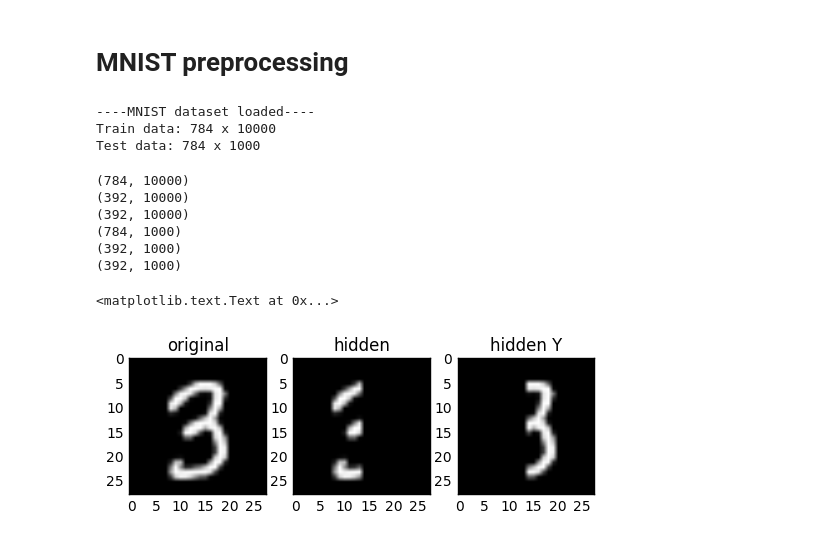
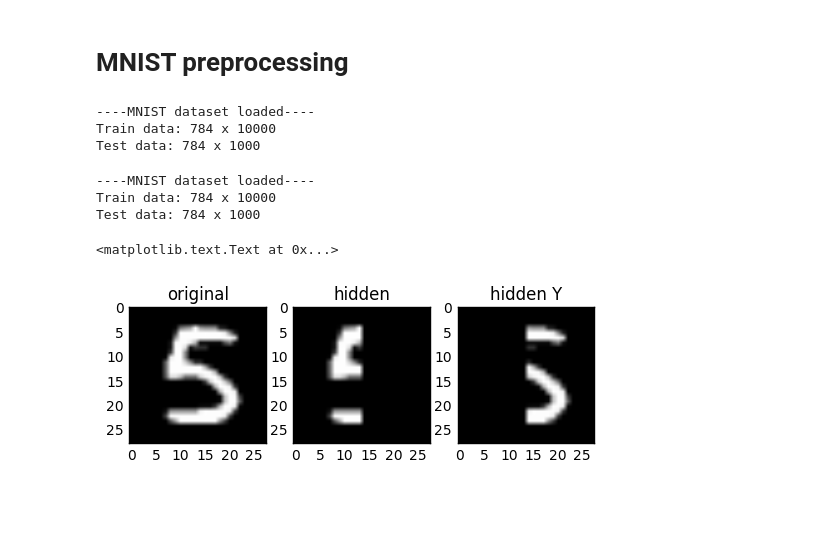
Before and after one commit to dxyang/Thesis, a Jupyter notebook: mnist_hidden.ipynb, the cells around one changed output. Saved outputs shown, nothing was run; the diff lists cells and outputs as text; code cells hidden in the pictures; blank space fills up the shorter version.

```diff
--- a/mnist_hidden.ipynb
+++ b/mnist_hidden.ipynb
@@ -62,49 +142,28 @@ def hideData(data, mask):
-# %%
-# let's get our data
-train = np.load('MNISTcwtrain1000.npy')
-train = train.astype(float)/255
-test = np.load('MNISTcwtest100.npy')
-test = test.astype(float)/255
-
-size = train.shape[0]
-n_train = train.shape[1]
-n_test = test.shape[1]
-
-print '----MNIST dataset loaded----'
-print 'Train data: %d x %d' %(size, n_train)
-print 'Test data: %d x %d' %(size, n_test)
-# %% [output]
-----MNIST dataset loaded----
-Train data: 784 x 10000
-Test data: 784 x 1000
+# %%
+# let's get our data
+train, test = returnData()
+# %% [output]
+----MNIST dataset loaded----
+Train data: 784 x 10000
+Test data: 784 x 1000
 # %%
-train_hideRight, Xtrain_hideRight, Ytrain_hideRight = hideData(train, generateColumnMask(14))
-test_hideRight, Xtest_hideRight, Ytest_hideRight = hideData(test, generateColumnMask(14))
+train_hideRight, Xtrain_hideRight, Ytrain_hideRight, \
+test_hideRight, Xtest_hideRight, Ytest_hideRight = returnHalfData(14)
 
 random = np.random.randint(0, 10000)
 originalImg = unpackcw(train[:, random], 28, 28)
 hiddenImg = unpackcw(train_hideRight[:, random], 28, 28)
 hiddenVec = np.concatenate((np.zeros(28*14), Ytrain_hideRight[:, random]), axis = 0)
 hiddenPart = unpackcw(hiddenVec, 28, 28)
 
-print train_hideRight.shape
-print Xtrain_hideRight.shape
-print Ytrain_hideRight.shape
-print test_hideRight.shape
-print Xtest_hideRight.shape
-print Ytest_hideRight.shape
-
 plt.figure(1)
 plt.subplot(1, 3, 1); plt.imshow(originalImg, cmap='gray'); plt.title('original')
 plt.subplot(1, 3, 2);  plt.imshow(hiddenImg, cmap='gray'); plt.title('hidden')
 plt.subplot(1, 3, 3);  plt.imshow(hiddenPart, cmap='gray'); plt.title('hidden Y')
 # %% [output]
-(784, 10000)
-(392, 10000)
-(392, 10000)
-(784, 1000)
-(392, 1000)
-(392, 1000)
+----MNIST dataset loaded----
+Train data: 784 x 10000
+Test data: 784 x 1000
 <matplotlib.text.Text at 0x...>
-[figure, old version]
+[figure, new version]
 # %%
```
Also changed, not shown: parts of 5 cells of this notebook, 9 other files.
